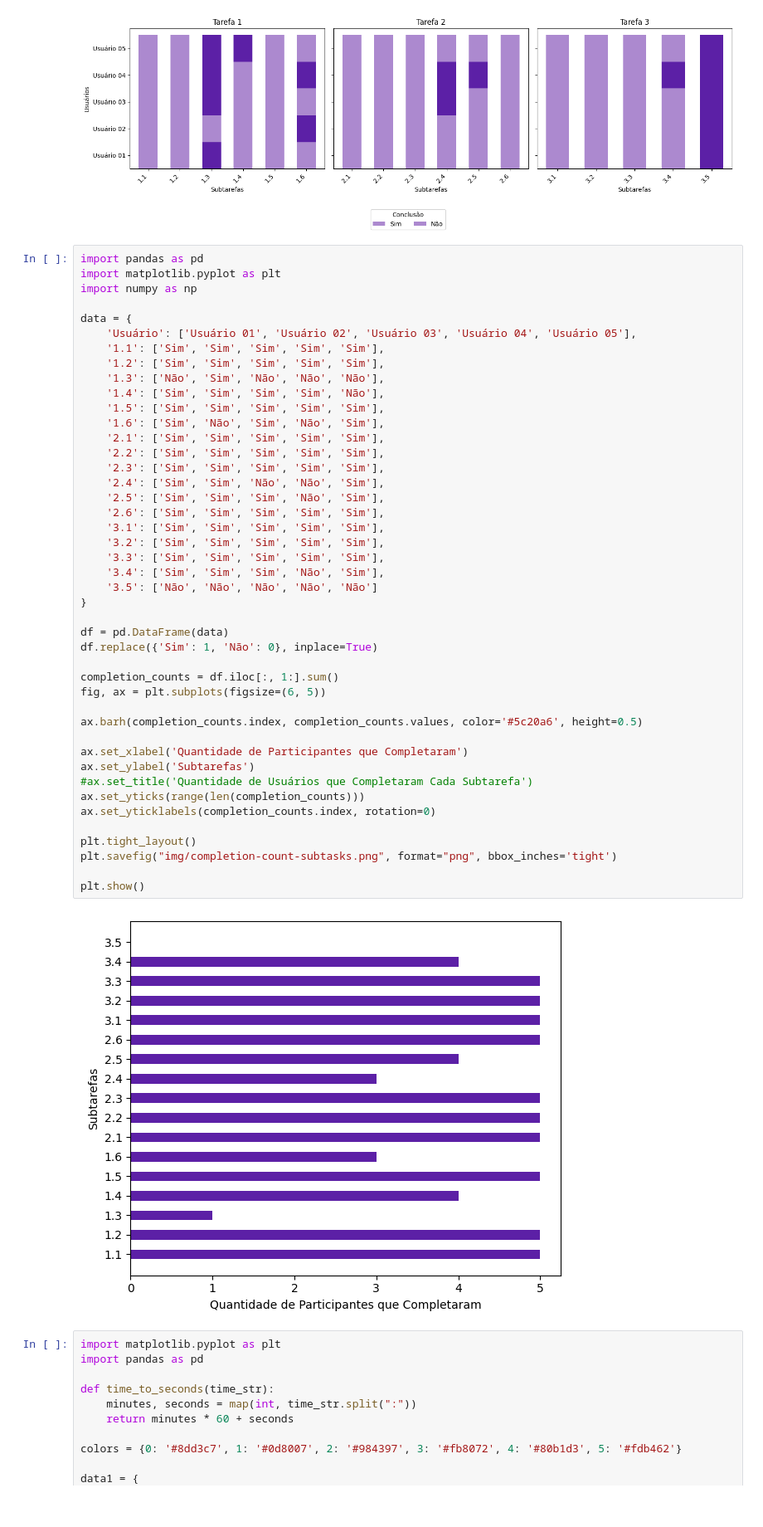
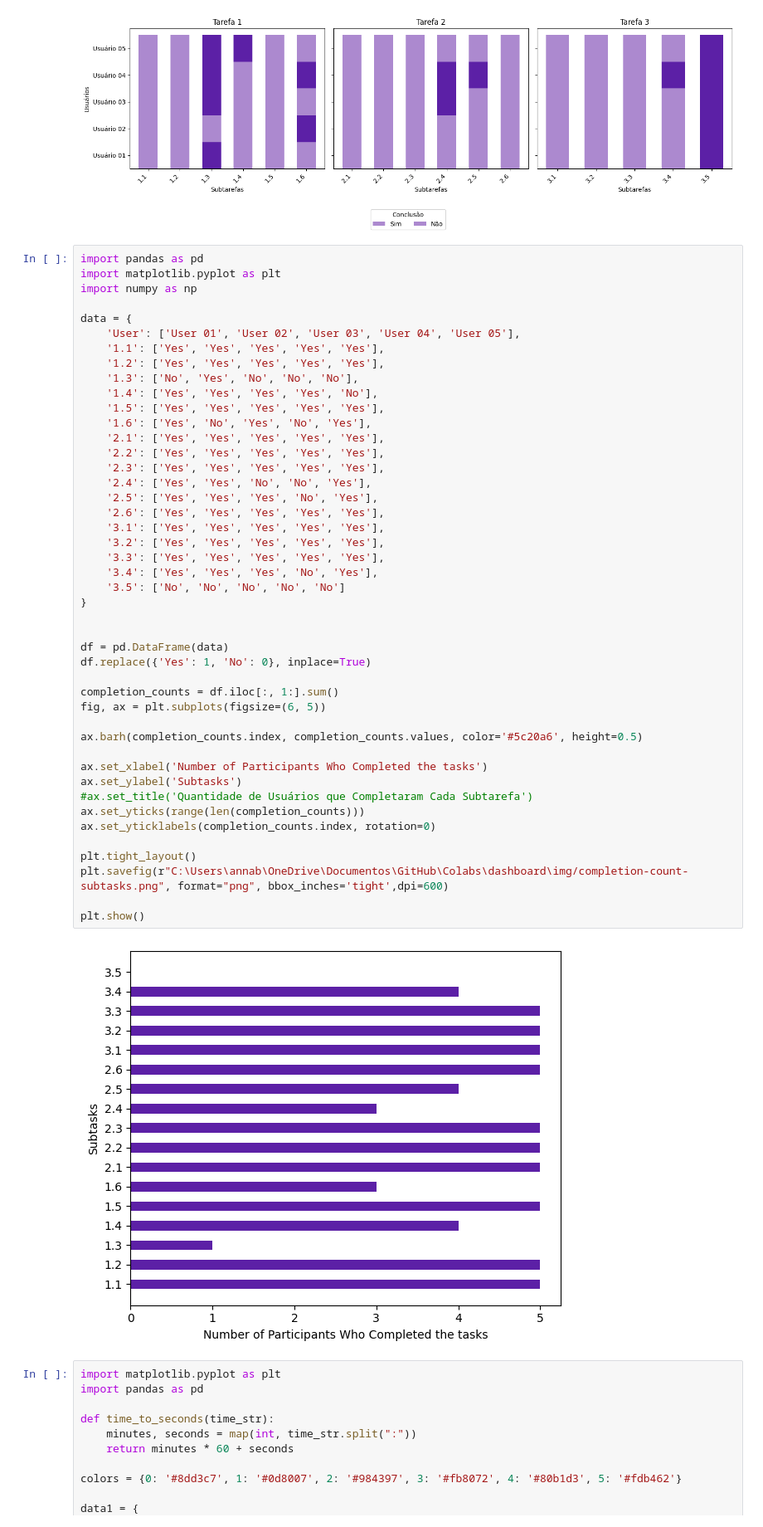
Before and after one commit to AzuraLV/Colabs, a Jupyter notebook: dashboard/sbsi/graphs_sbsi.ipynb, the cells around one changed output. Shown at 83% size. Saved outputs shown, nothing was run; the diff lists cells and outputs as text.

```diff
--- a/dashboard/sbsi/graphs_sbsi.ipynb
+++ b/dashboard/sbsi/graphs_sbsi.ipynb
@@ -408,49 +408,50 @@ plt.show()
 # %%
 import pandas as pd
 import matplotlib.pyplot as plt
 import numpy as np
 
 data = {
-    'Usuário': ['Usuário 01', 'Usuário 02', 'Usuário 03', 'Usuário 04', 'Usuário 05'],
-    '1.1': ['Sim', 'Sim', 'Sim', 'Sim', 'Sim'],
-    '1.2': ['Sim', 'Sim', 'Sim', 'Sim', 'Sim'],
-    '1.3': ['Não', 'Sim', 'Não', 'Não', 'Não'],
-    '1.4': ['Sim', 'Sim', 'Sim', 'Sim', 'Não'],
-    '1.5': ['Sim', 'Sim', 'Sim', 'Sim', 'Sim'],
-    '1.6': ['Sim', 'Não', 'Sim', 'Não', 'Sim'],
-    '2.1': ['Sim', 'Sim', 'Sim', 'Sim', 'Sim'],
-    '2.2': ['Sim', 'Sim', 'Sim', 'Sim', 'Sim'],
-    '2.3': ['Sim', 'Sim', 'Sim', 'Sim', 'Sim'],
-    '2.4': ['Sim', 'Sim', 'Não', 'Não', 'Sim'],
-    '2.5': ['Sim', 'Sim', 'Sim', 'Não', 'Sim'],
-    '2.6': ['Sim', 'Sim', 'Sim', 'Sim', 'Sim'],
-    '3.1': ['Sim', 'Sim', 'Sim', 'Sim', 'Sim'],
-    '3.2': ['Sim', 'Sim', 'Sim', 'Sim', 'Sim'],
-    '3.3': ['Sim', 'Sim', 'Sim', 'Sim', 'Sim'],
-    '3.4': ['Sim', 'Sim', 'Sim', 'Não', 'Sim'],
-    '3.5': ['Não', 'Não', 'Não', 'Não', 'Não']
+    'User': ['User 01', 'User 02', 'User 03', 'User 04', 'User 05'],
+    '1.1': ['Yes', 'Yes', 'Yes', 'Yes', 'Yes'],
+    '1.2': ['Yes', 'Yes', 'Yes', 'Yes', 'Yes'],
+    '1.3': ['No', 'Yes', 'No', 'No', 'No'],
+    '1.4': ['Yes', 'Yes', 'Yes', 'Yes', 'No'],
+    '1.5': ['Yes', 'Yes', 'Yes', 'Yes', 'Yes'],
+    '1.6': ['Yes', 'No', 'Yes', 'No', 'Yes'],
+    '2.1': ['Yes', 'Yes', 'Yes', 'Yes', 'Yes'],
+    '2.2': ['Yes', 'Yes', 'Yes', 'Yes', 'Yes'],
+    '2.3': ['Yes', 'Yes', 'Yes', 'Yes', 'Yes'],
+    '2.4': ['Yes', 'Yes', 'No', 'No', 'Yes'],
+    '2.5': ['Yes', 'Yes', 'Yes', 'No', 'Yes'],
+    '2.6': ['Yes', 'Yes', 'Yes', 'Yes', 'Yes'],
+    '3.1': ['Yes', 'Yes', 'Yes', 'Yes', 'Yes'],
+    '3.2': ['Yes', 'Yes', 'Yes', 'Yes', 'Yes'],
+    '3.3': ['Yes', 'Yes', 'Yes', 'Yes', 'Yes'],
+    '3.4': ['Yes', 'Yes', 'Yes', 'No', 'Yes'],
+    '3.5': ['No', 'No', 'No', 'No', 'No']
 }
 
+
 df = pd.DataFrame(data)
-df.replace({'Sim': 1, 'Não': 0}, inplace=True)
+df.replace({'Yes': 1, 'No': 0}, inplace=True)
 
 completion_counts = df.iloc[:, 1:].sum()
 fig, ax = plt.subplots(figsize=(6, 5))
 
 ax.barh(completion_counts.index, completion_counts.values, color='#5c20a6', height=0.5)
 
-ax.set_xlabel('Quantidade de Participantes que Completaram')
-ax.set_ylabel('Subtarefas')
+ax.set_xlabel('Number of Participants Who Completed the tasks')
+ax.set_ylabel('Subtasks')
 #ax.set_title('Quantidade de Usuários que Completaram Cada Subtarefa')
 ax.set_yticks(range(len(completion_counts)))
 ax.set_yticklabels(completion_counts.index, rotation=0)
 
 plt.tight_layout()
-plt.savefig("img/completion-count-subtasks.png", format="png", bbox_inches='tight')
+plt.savefig(r"C:\Users\annab\OneDrive\Documentos\GitHub\Colabs\dashboard\img/completion-count-subtasks.png", format="png", bbox_inches='tight',dpi=600)
 
 plt.show()
 # %% [output]
-[figure, old version]
+[figure, new version]
 # %%
 import matplotlib.pyplot as plt
 import pandas as pd
```
